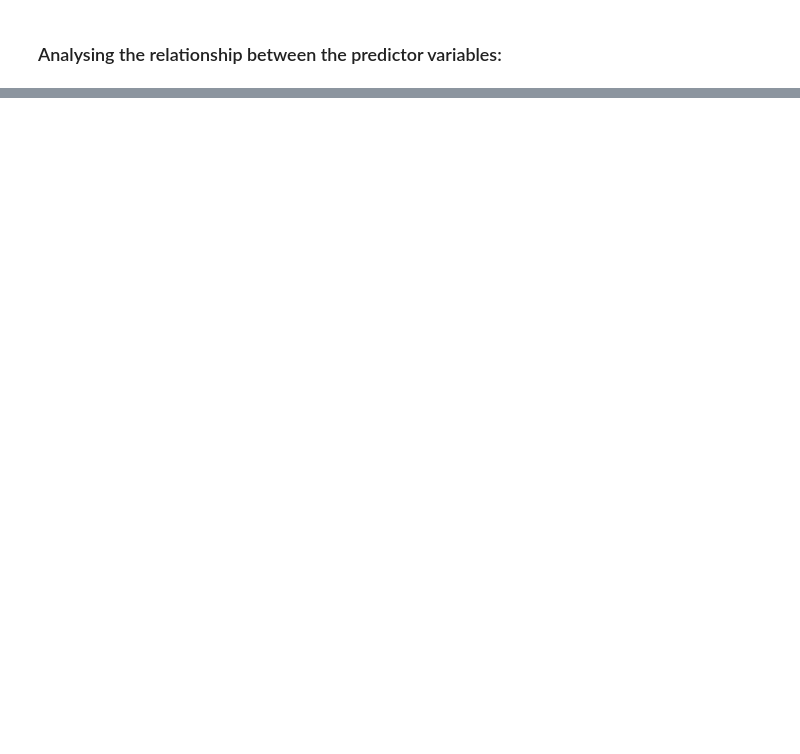
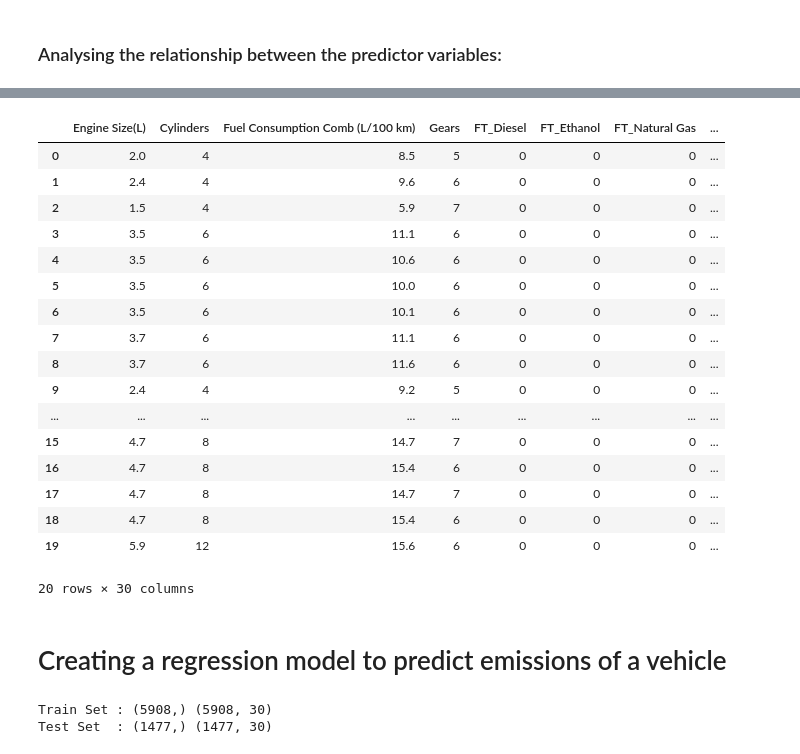
Before and after one commit to dsee81/SC1015MiniProject, a Jupyter notebook: NEW DRAFT.ipynb, the cells around one changed output, grey strips where cells are left out. Cells and saved outputs as stored; diff of their text form; code cells hidden in the pictures; blank space fills up the shorter version.

```diff
--- a/NEW DRAFT.ipynb
+++ b/NEW DRAFT.ipynb
@@ -450,2 +444,13 @@ sb.stripplot(x = 'Transmission Type', y = 'CO2 Emissions(g/km)', data = cd_data)
 # %% [markdown]
 ### Analysing the relationship between the predictor variables:
+# %%
+onehotencodingdata = cd_data.copy()
+encoded_data = ['Fuel Type', 'Vehicle Class', 'Transmission Type']
+encoded_data_prefix = ['FT', 'VClass', 'TType']
+for col, per in zip(encoded_data, encoded_data_prefix):
+  dummies = pd.get_dummies(onehotencodingdata[col], prefix=per, drop_first=False)
+  onehotencodingdata = onehotencodingdata.join(dummies)
+
+removable_data = encoded_data + ['Make', 'Model','Fuel Consumption City (L/100 km)','Fuel Consumption Hwy (L/100 km)', 'Fuel Consumption Comb (mpg)', 'CO2 Emissions(g/km)', 'Transmission']
+
+removable_data
@@ -451,0 +468,24 @@ sb.stripplot(x = 'Transmission Type', y = 'CO2 Emissions(g/km)', data = cd_data)
+# %%
+final_data = onehotencodingdata.drop(removable_data, axis=1)
+final_data.head(20)
+# %% [output]
+|  | Engine Size(L) | Cylinders | Fuel Consumption Comb (L/100 km) | Gears | FT_Diesel | FT_Ethanol | FT_Natural Gas | ... |
+| 0 | 2.0 | 4 | 8.5 | 5 | 0 | 0 | 0 | ... |
+| 1 | 2.4 | 4 | 9.6 | 6 | 0 | 0 | 0 | ... |
+| 2 | 1.5 | 4 | 5.9 | 7 | 0 | 0 | 0 | ... |
+| 3 | 3.5 | 6 | 11.1 | 6 | 0 | 0 | 0 | ... |
+| 4 | 3.5 | 6 | 10.6 | 6 | 0 | 0 | 0 | ... |
+| 5 | 3.5 | 6 | 10.0 | 6 | 0 | 0 | 0 | ... |
+| 6 | 3.5 | 6 | 10.1 | 6 | 0 | 0 | 0 | ... |
+| 7 | 3.7 | 6 | 11.1 | 6 | 0 | 0 | 0 | ... |
+| 8 | 3.7 | 6 | 11.6 | 6 | 0 | 0 | 0 | ... |
+| 9 | 2.4 | 4 | 9.2 | 5 | 0 | 0 | 0 | ... |
+| ... | ... | ... | ... | ... | ... | ... | ... | ... |
+| 15 | 4.7 | 8 | 14.7 | 7 | 0 | 0 | 0 | ... |
+| 16 | 4.7 | 8 | 15.4 | 6 | 0 | 0 | 0 | ... |
+| 17 | 4.7 | 8 | 14.7 | 7 | 0 | 0 | 0 | ... |
+| 18 | 4.7 | 8 | 15.4 | 6 | 0 | 0 | 0 | ... |
+| 19 | 5.9 | 12 | 15.6 | 6 | 0 | 0 | 0 | ... |
+20 rows × 30 columns
+# %% [markdown]
+# Creating a regression model to predict emissions of a vehicle
@@ -451,0 +498,9 @@ sb.stripplot(x = 'Transmission Type', y = 'CO2 Emissions(g/km)', data = cd_data)
+# %%
+linreg = LinearRegression()
+
+X_train, X_test, y_train, y_test = train_test_split(X, Y, test_size = 0.20, random_state = 69)
+print("Train Set :", y_train.shape, X_train.shape)
+print("Test Set  :", y_test.shape, X_test.shape)
+# %% [output]
+Train Set : (5908,) (5908, 30)
+Test Set  : (1477,) (1477, 30)
```
Also changed, not shown: parts of 37 cells of this notebook.
